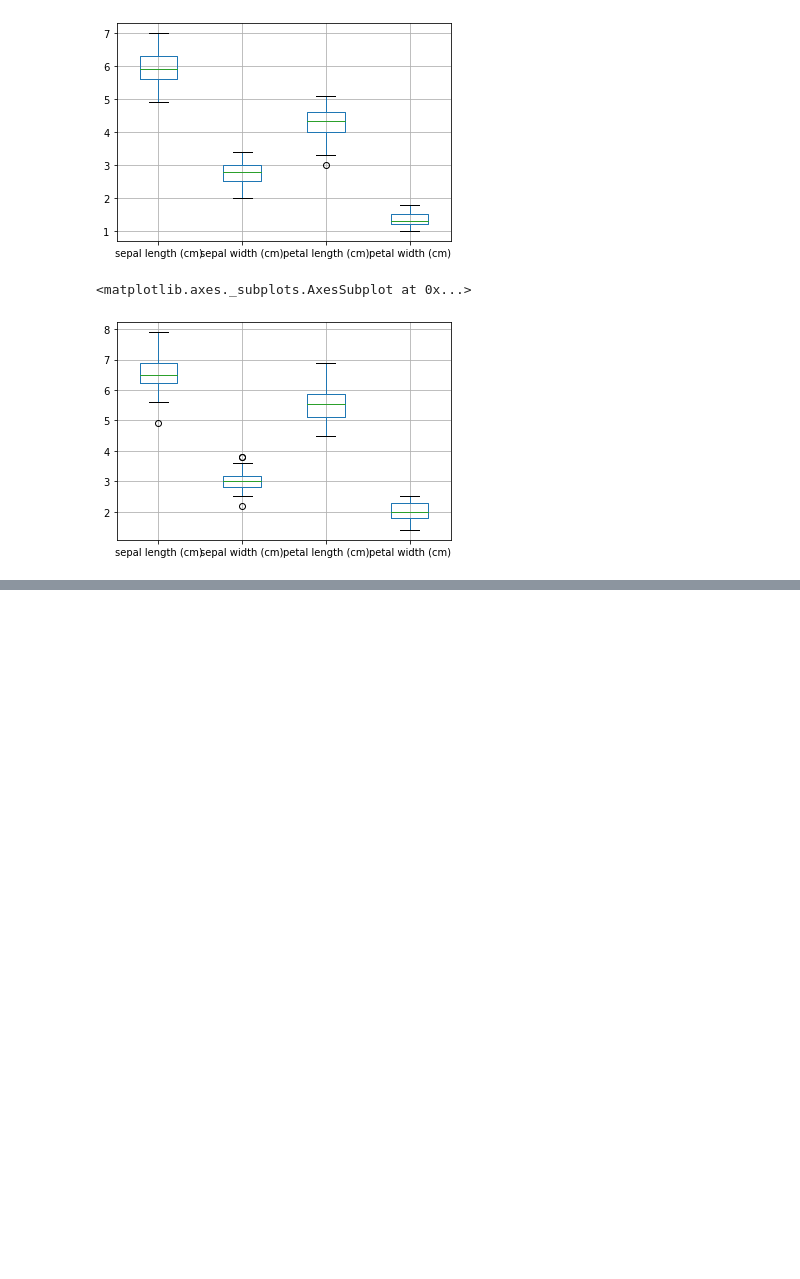
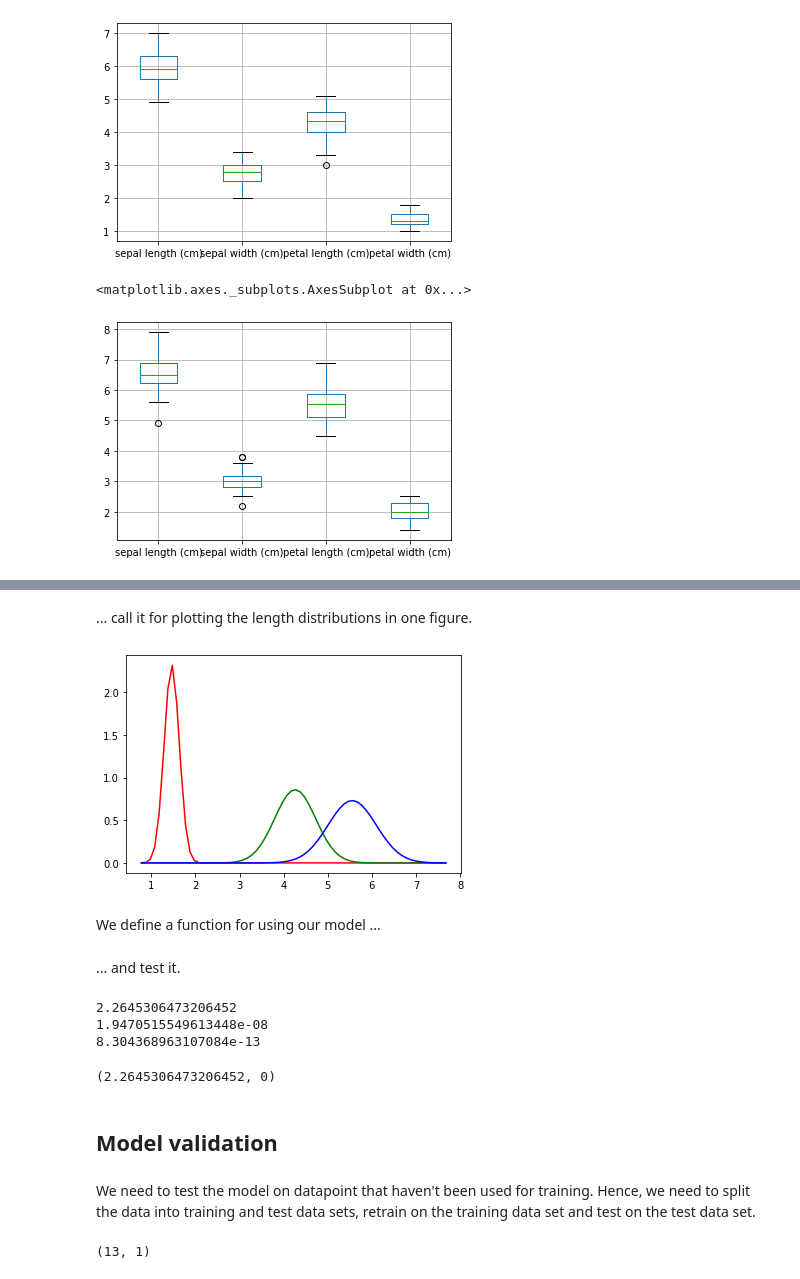
Before and after one commit to WelfLowe/ML4developers, a Jupyter notebook: 2–Naive_Bayes_algorithm.ipynb, the cells around one changed output, grey strips where cells are left out. Saved outputs shown, nothing was run; the diff lists cells and outputs as text; code cells hidden in the pictures; blank space fills up the shorter version.

```diff
--- a/2–Naive_Bayes_algorithm.ipynb
+++ b/2–Naive_Bayes_algorithm.ipynb
@@ -206,0 +136,19 @@ plt.show()
+# %%
+def plot_norm(mus, sigmas, cc):
+    low = mus[0]-4*sigmas[0]
+    high = mus[0]+4*sigmas[0]
+    for i in range(1,len(mus)):
+        low = min(low, mus[i]-4*sigmas[i])
+        high = max(high, mus[i]+4*sigmas[i])
+    x_axis = np.arange(low, high, 0.1)
+    for i in range(0,len(mus)):
+        plt.plot(x_axis, norm.pdf(x_axis, mus[i], sigmas[i]), cc[i])
+    plt.show()
+# %% [markdown]
+... call it for plotting the length distributions in one figure.
+# %%
+plot_norm([mu_setosa,mu_versicolor, mu_virginica],[sigma_setosa,sigma_versicolor, sigma_virginica], ['r','g','b'])
+# %% [output]
+[figure, added]
+# %% [markdown]
+We define a function for using our model ...
@@ -206,0 +167,20 @@ plt.show()
+# %% [markdown]
+... and test it.
+# %%
+classify_unimodal(1.5, [mu_setosa,mu_versicolor, mu_virginica],[sigma_setosa,sigma_versicolor, sigma_virginica], True)
+# %% [output]
+2.2645306473206452
+1.9470515549613448e-08
+8.304368963107084e-13
+(2.2645306473206452, 0)
+# %% [markdown]
+## Model validation
+# %% [markdown]
+We need to test the model on datapoint that haven't been used for training. Hence, we need to split the data into training and test data sets, retrain on the training data set and test on the test data set.
+# %%
+setosa_petal_length_train, setosa_petal_length_test = train_test_split(setosa_petal_length)
+versicolor_petal_length_train, versicolor_petal_length_test = train_test_split(versicolor_petal_length)
+virginica_petal_length_train, virginica_petal_length_test = train_test_split(virginica_petal_length)
+versicolor_petal_length_test.shape
+# %% [output]
+(13, 1)
```
Also changed, not shown: parts of 32 cells of this notebook.
